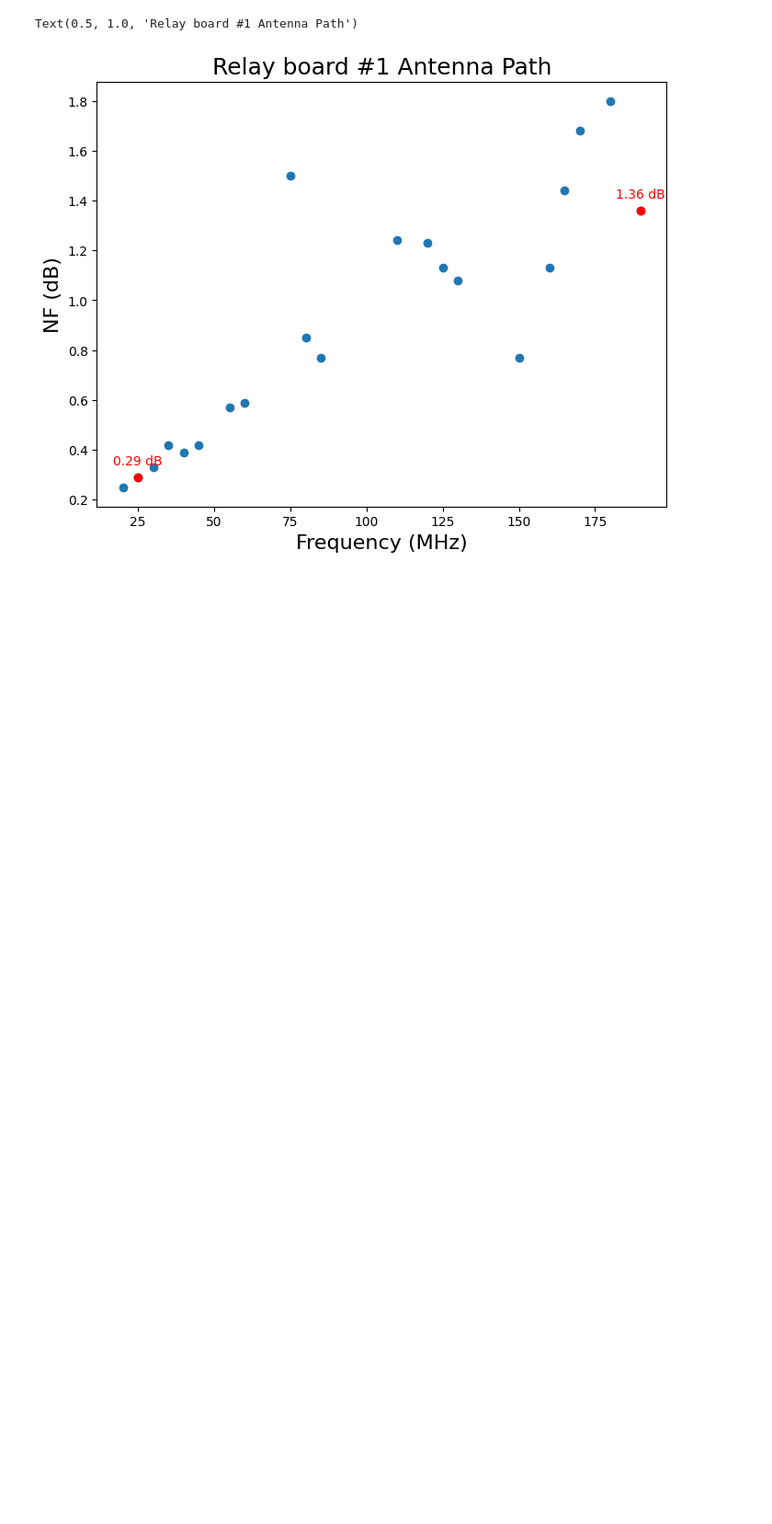
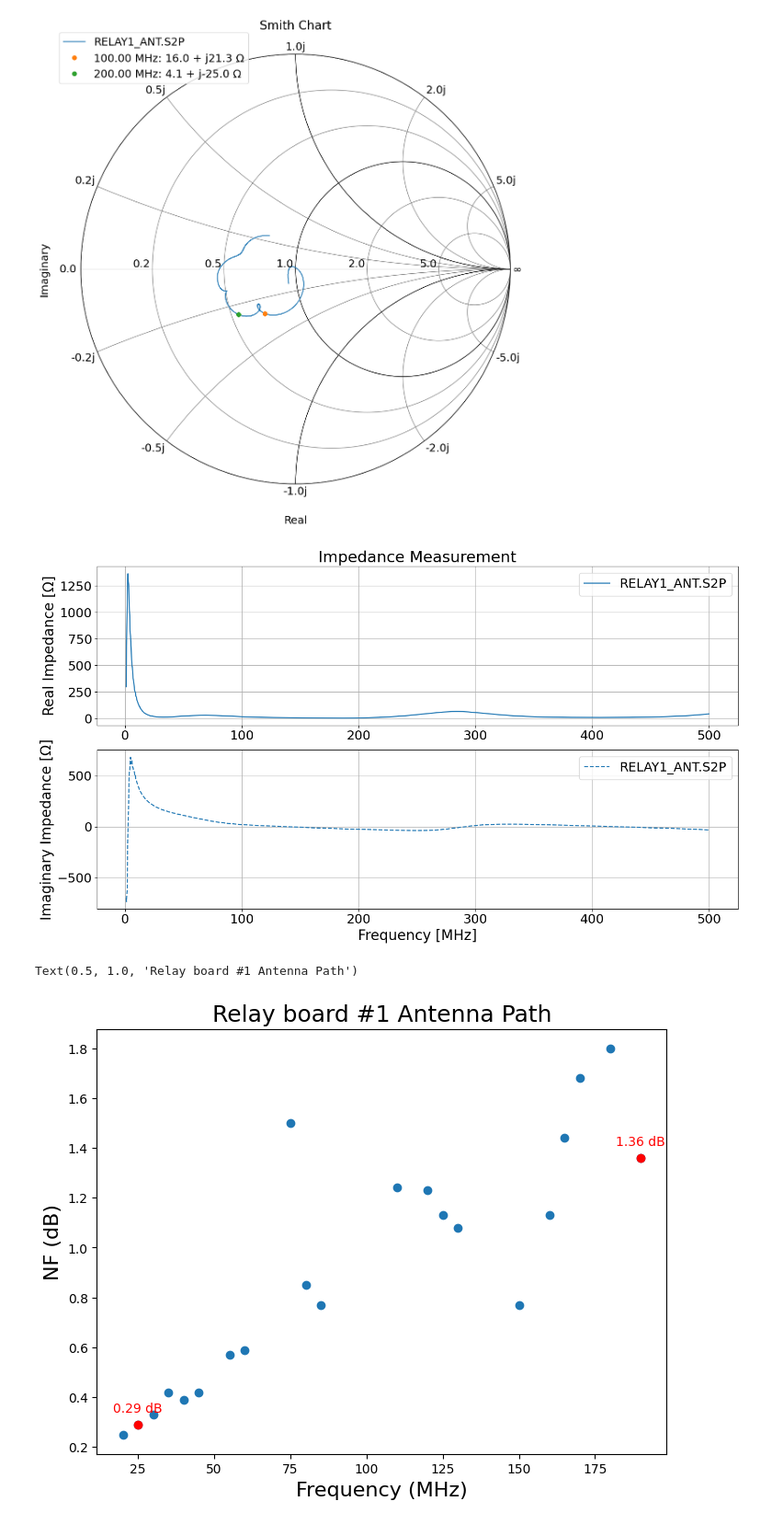
Before and after one commit to alhosani-abdulla/Highz-EXP, a Jupyter notebook: notebooks/sparam_demo.ipynb, the cells around one changed output. Shown at 92% size. Saved outputs shown, nothing was run; the diff lists cells and outputs as text; code cells hidden in the pictures; blank space fills up the shorter version.

```diff
--- a/notebooks/sparam_demo.ipynb
+++ b/notebooks/sparam_demo.ipynb
@@ -24,14 +24,20 @@ def load_and_save_gain(data_dir, plot_dir=None, prefix='LNA'):
         y_range=(0, 15))
 # %%
 def load_and_save_reflection(data_dir, plot_dir=None):
-    for file in glob.glob(pjoin(data_dir, '*.s1p')) + glob.glob(pjoin(data_dir, '*.S1P')):
+    for file in glob.glob(pjoin(data_dir, '*ANT.s2p')) + glob.glob(pjoin(data_dir, '*ANT.S2P')):
         label = os.path.basename(file)
         prefix = label.split('.')[0]
         if plot_dir is not None and not os.path.exists(plot_dir):
             os.makedirs(plot_dir)
         s_params = S_Params(file, labels=[label])
-        s_params.plot_smith_chart(save_path=pjoin(plot_dir, prefix + '_impedance.png'), marker_freqs=[100e6, 200e6])
-        s_params.plot_impedance(save_path=pjoin(plot_dir, prefix + '_reflection.png'))
+        s_params.plot_smith_chart(save_path=pjoin(plot_dir, prefix + '_impedance.png'), marker_freqs=[100e6, 200e6],
+                                  s_type='s22')
+        s_params.plot_impedance(save_path=pjoin(plot_dir, prefix + '_reflection.png'), s_type='s22')
+# %%
+load_and_save_reflection(pjoin(data_dir, 'RFBox1'), plot_dir=pjoin(data_dir, 'plots'))
+# %% [output]
+[figure, added]
+[figure, added]
 # %%
 df = pd.read_csv(pjoin(data_dir, 'RFBox1', 'RELAY1_NF_ANT.csv'))
 # %%
```
Also changed, not shown: parts of 4 cells of this notebook, 2 other files.
